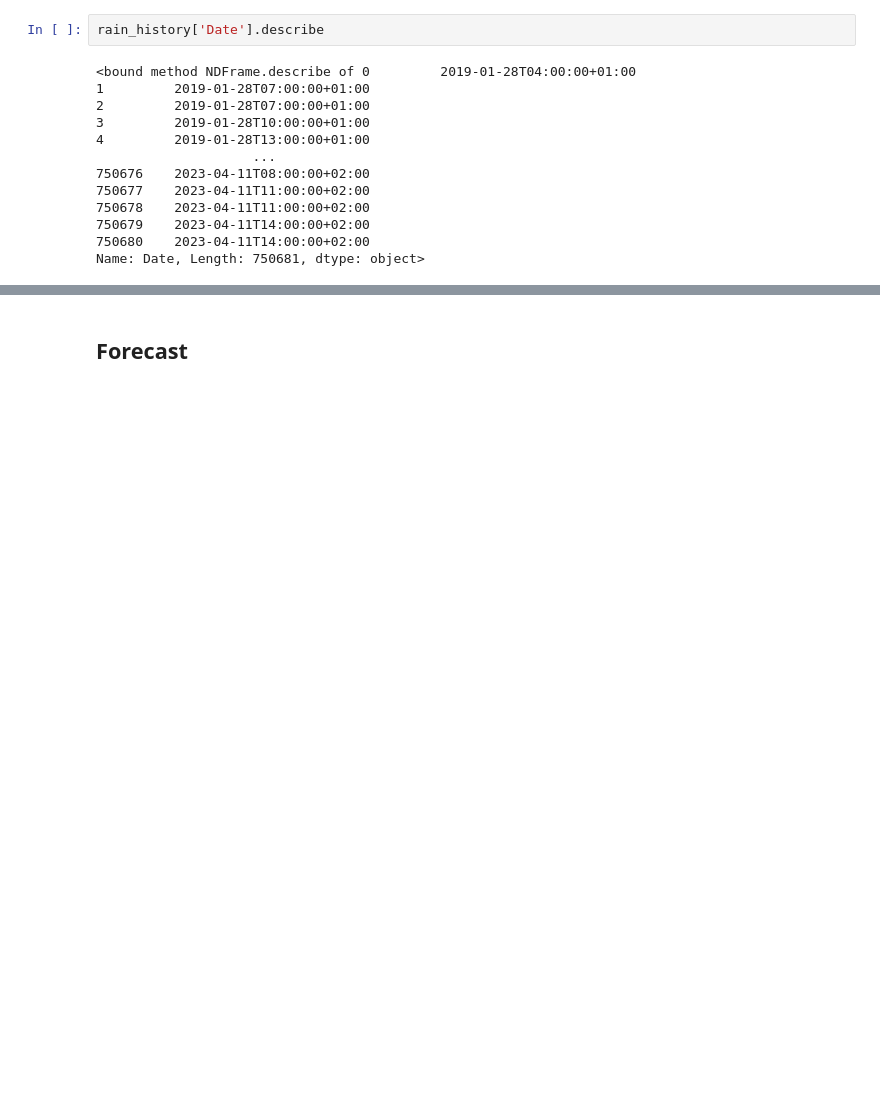
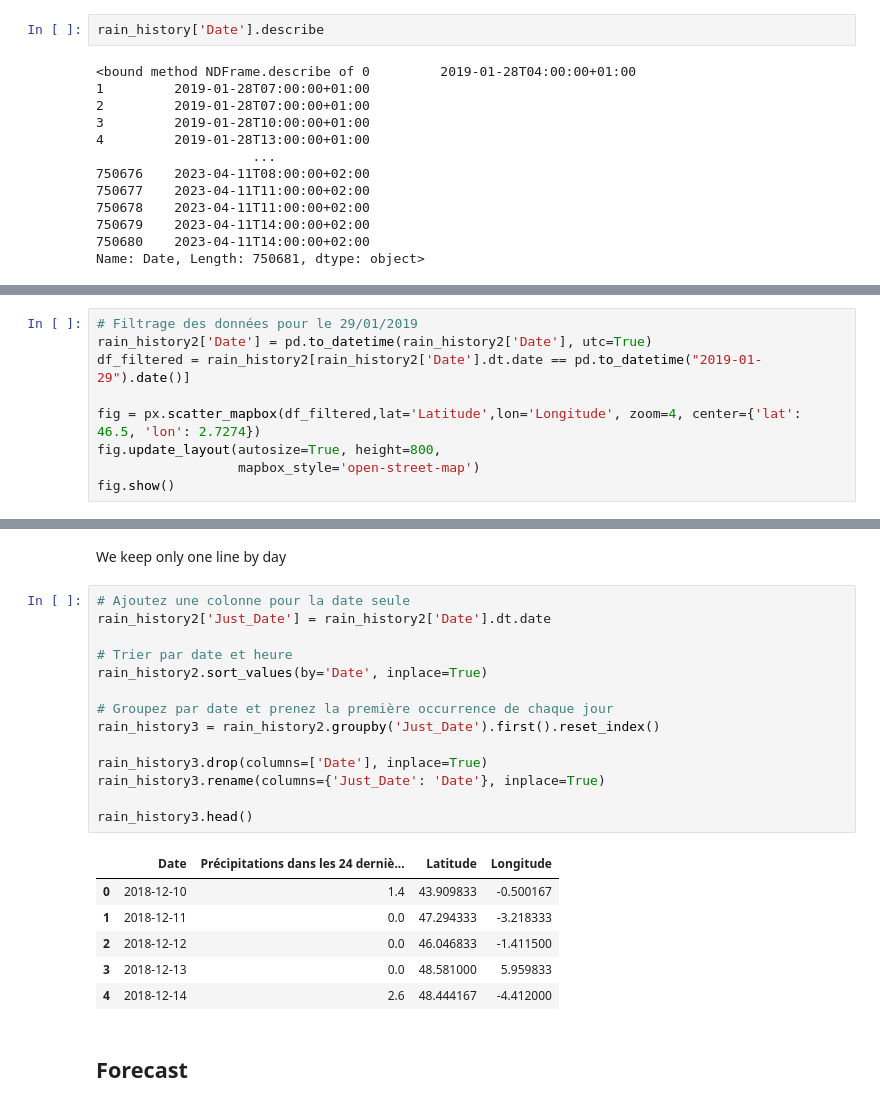
Before and after one commit to AurorePDSA/real-time-flood-alerts, a Jupyter notebook: real-time/temp.ipynb, the cells around one changed output, grey strips where cells are left out. Drawn from its saved outputs; the diff is of its cells as text; blank space fills up the shorter version.

```diff
--- a/real-time/temp.ipynb
+++ b/real-time/temp.ipynb
@@ -67,0 +86,9 @@ Name: Date, Length: 750681, dtype: object>
+# %%
+# Filtrage des données pour le 29/01/2019
+rain_history2['Date'] = pd.to_datetime(rain_history2['Date'], utc=True)
+df_filtered = rain_history2[rain_history2['Date'].dt.date == pd.to_datetime("2019-01-29").date()]
+
+fig = px.scatter_mapbox(df_filtered,lat='Latitude',lon='Longitude', zoom=4, center={'lat': 46.5, 'lon': 2.7274})
+fig.update_layout(autosize=True, height=800,
+                  mapbox_style='open-street-map')
+fig.show()
@@ -68,3 +97,26 @@ Name: Date, Length: 750681, dtype: object>
+# %% [markdown]
+We keep only one line by day
+# %%
+# Ajoutez une colonne pour la date seule
+rain_history2['Just_Date'] = rain_history2['Date'].dt.date
+
+# Trier par date et heure
+rain_history2.sort_values(by='Date', inplace=True)
+
+# Groupez par date et prenez la première occurrence de chaque jour
+rain_history3 = rain_history2.groupby('Just_Date').first().reset_index()
+
+rain_history3.drop(columns=['Date'], inplace=True)
+rain_history3.rename(columns={'Just_Date': 'Date'}, inplace=True)
+
+rain_history3.head()
+# %% [output]
+|  | Date | Précipitations dans les 24 derniè... | Latitude | Longitude |
+| 0 | 2018-12-10 | 1.4 | 43.909833 | -0.500167 |
+| 1 | 2018-12-11 | 0.0 | 47.294333 | -3.218333 |
+| 2 | 2018-12-12 | 0.0 | 46.046833 | -1.411500 |
+| 3 | 2018-12-13 | 0.0 | 48.581000 | 5.959833 |
+| 4 | 2018-12-14 | 2.6 | 48.444167 | -4.412000 |
 # %% [markdown]
 ## Forecast
 # %%
```
Also changed, not shown: parts of 7 cells of this notebook.
